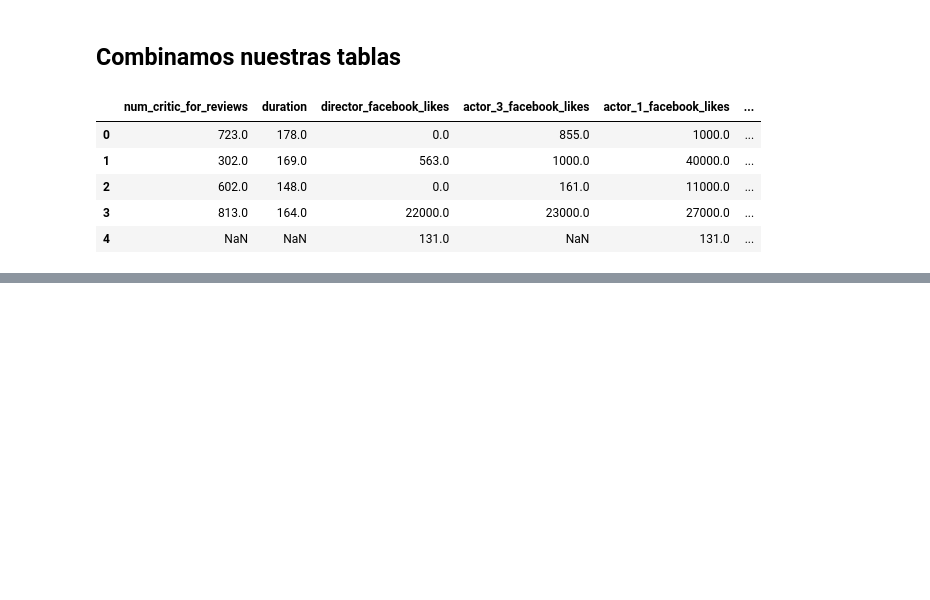
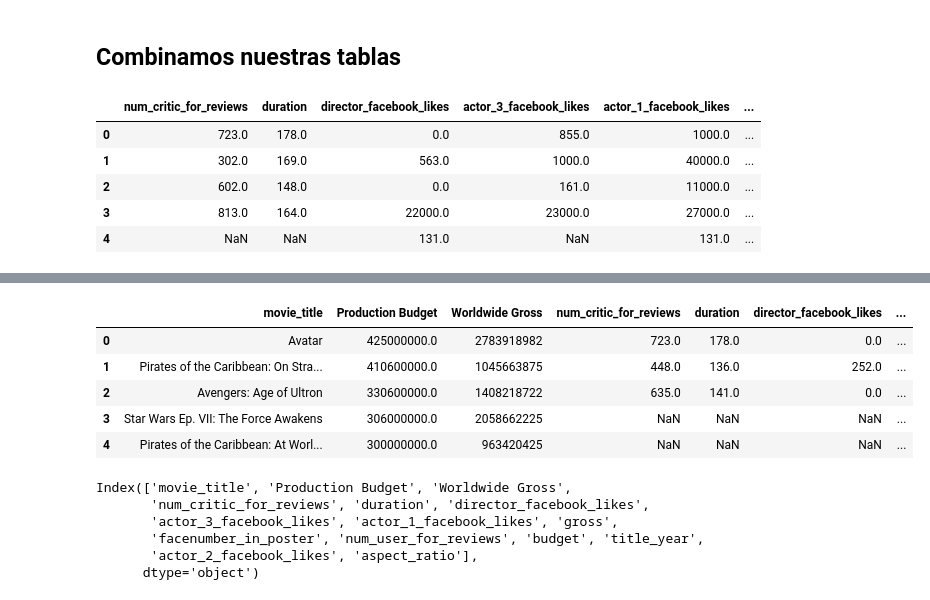
Before and after one commit to WillArevalo/Curso-de-Machine-Learning-Aplicado-con-Python, a Jupyter notebook: 11-12-13-14 - Cargar los datos necesarios para el proyecto-Inspección de los tipos de datos.ipynb, the cells around one changed output, grey strips where cells are left out. Cells and saved outputs as stored; diff of their text form; code cells hidden in the pictures; blank space fills up the shorter version.

```diff
--- a/11-12-13-14 - Cargar los datos necesarios para el proyecto-Inspección de los tipos de datos.ipynb
+++ b/11-12-13-14 - Cargar los datos necesarios para el proyecto-Inspección de los tipos de datos.ipynb
@@ -606,6 +616,6 @@ Index(['Release Date', 'Movie', 'Production Budget', 'Domestic Gross',
       dtype='object')
 # %%
 #Escojemos solo las columnas que con las que trabajaremos
-financials = financials[['Movie','Production Budget','Worldwide Gross']]
+financials = financials[['movie_title','Production Budget','Worldwide Gross']]
 financials.head()
 # %% [output]
@@ -615,6 +625,3 @@ financials.head()
 | 2 | Avengers: Age of Ultron | 330600000.0 | 1408218722 |
 | 3 | Star Wars Ep. VII: The Force Awakens | 306000000.0 | 2058662225 |
 | 4 | Pirates of the Caribbean: At Worl... | 300000000.0 | 963420425 |
-# %%
-financials.columns = ['movie_title','Production Budget','Worldwide Gross']
-financials.head()
@@ -680,0 +660,18 @@ movies_v2.tail(500)
+# %%
+movies_v2.head()
+# %% [output]
+|  | movie_title | Production Budget | Worldwide Gross | num_critic_for_reviews | duration | director_facebook_likes | ... |
+| 0 | Avatar | 425000000.0 | 2783918982 | 723.0 | 178.0 | 0.0 | ... |
+| 1 | Pirates of the Caribbean: On Stra... | 410600000.0 | 1045663875 | 448.0 | 136.0 | 252.0 | ... |
+| 2 | Avengers: Age of Ultron | 330600000.0 | 1408218722 | 635.0 | 141.0 | 0.0 | ... |
+| 3 | Star Wars Ep. VII: The Force Awakens | 306000000.0 | 2058662225 | NaN | NaN | NaN | ... |
+| 4 | Pirates of the Caribbean: At Worl... | 300000000.0 | 963420425 | NaN | NaN | NaN | ... |
+# %%
+movies_v2.columns
+# %% [output]
+Index(['movie_title', 'Production Budget', 'Worldwide Gross',
+       'num_critic_for_reviews', 'duration', 'director_facebook_likes',
+       'actor_3_facebook_likes', 'actor_1_facebook_likes', 'gross',
+       'facenumber_in_poster', 'num_user_for_reviews', 'budget', 'title_year',
+       'actor_2_facebook_likes', 'aspect_ratio'],
+      dtype='object')
```
Also changed, not shown: parts of 20 cells of this notebook, 3 other files.
